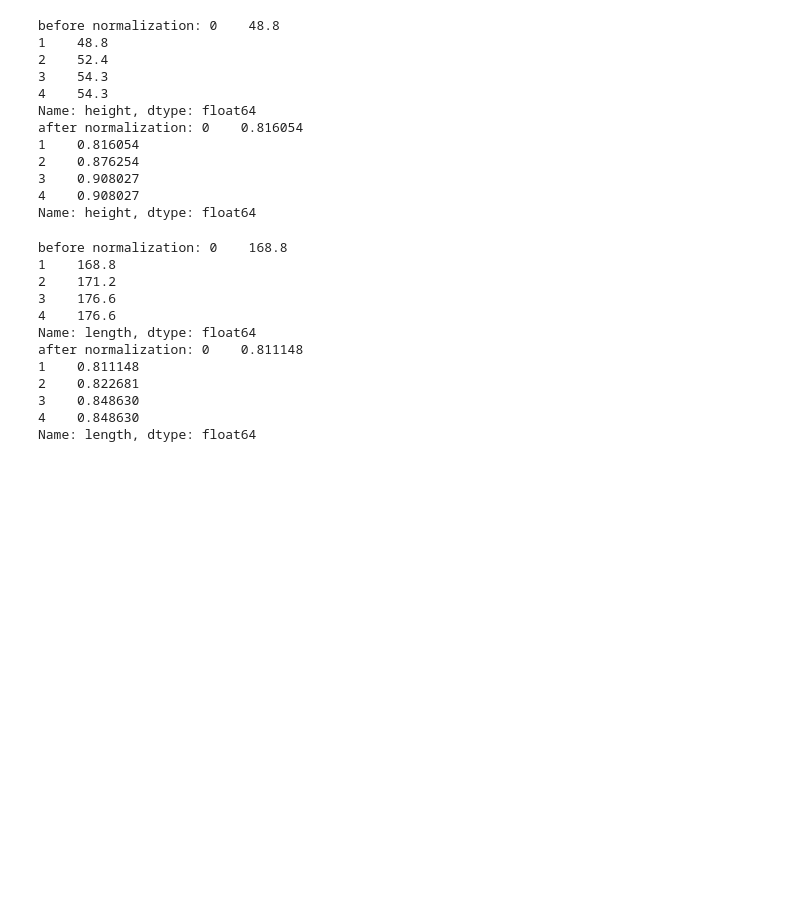
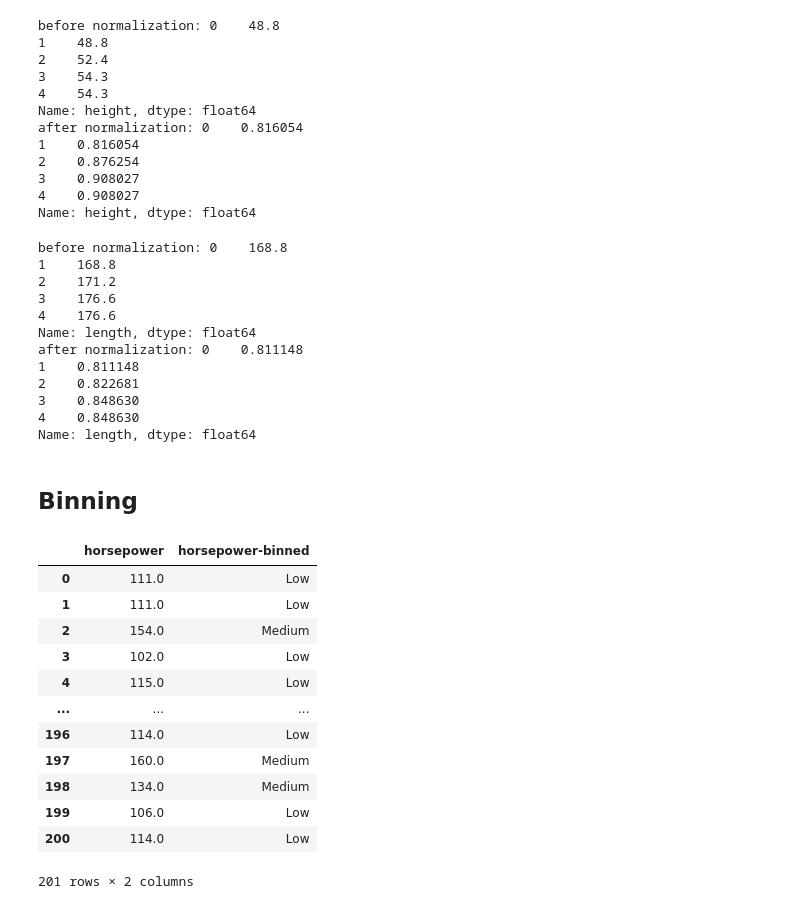
Before and after one commit to fateme-alk/learning, a Jupyter notebook: IBM_data_analysis/cleaned_automobile_dataset.ipynb, the cells around one changed output. Drawn from its saved outputs; the diff is of its cells as text; code cells hidden in the pictures; blank space fills up the shorter version.

```diff
--- a/IBM_data_analysis/cleaned_automobile_dataset.ipynb
+++ b/IBM_data_analysis/cleaned_automobile_dataset.ipynb
@@ -456,3 +464,30 @@ after normalization: 0    0.811148
 3    0.848630
 4    0.848630
 Name: length, dtype: float64
+# %% [markdown]
+## Binning
+# %%
+def bin_feature(feature, num_bins, labels):
+  min = df[feature].min()
+  max = df[feature].max()
+  bins = np.linspace(min, max, num_bins)
+
+  feature_binned = f'{feature}-binned'
+  df[feature_binned] = pd.cut(df[feature], bins=bins, labels=labels, include_lowest=True)
+  return df[[feature, feature_binned]]
+# %%
+bin_feature('horsepower', 4, ['Low', 'Medium', 'High'])
+# %% [output]
+|  | horsepower | horsepower-binned |
+| 0 | 111.0 | Low |
+| 1 | 111.0 | Low |
+| 2 | 154.0 | Medium |
+| 3 | 102.0 | Low |
+| 4 | 115.0 | Low |
+| ... | ... | ... |
+| 196 | 114.0 | Low |
+| 197 | 160.0 | Medium |
+| 198 | 134.0 | Medium |
+| 199 | 106.0 | Low |
+| 200 | 114.0 | Low |
+201 rows × 2 columns
```
Also changed, not shown: parts of 15 cells of this notebook.
